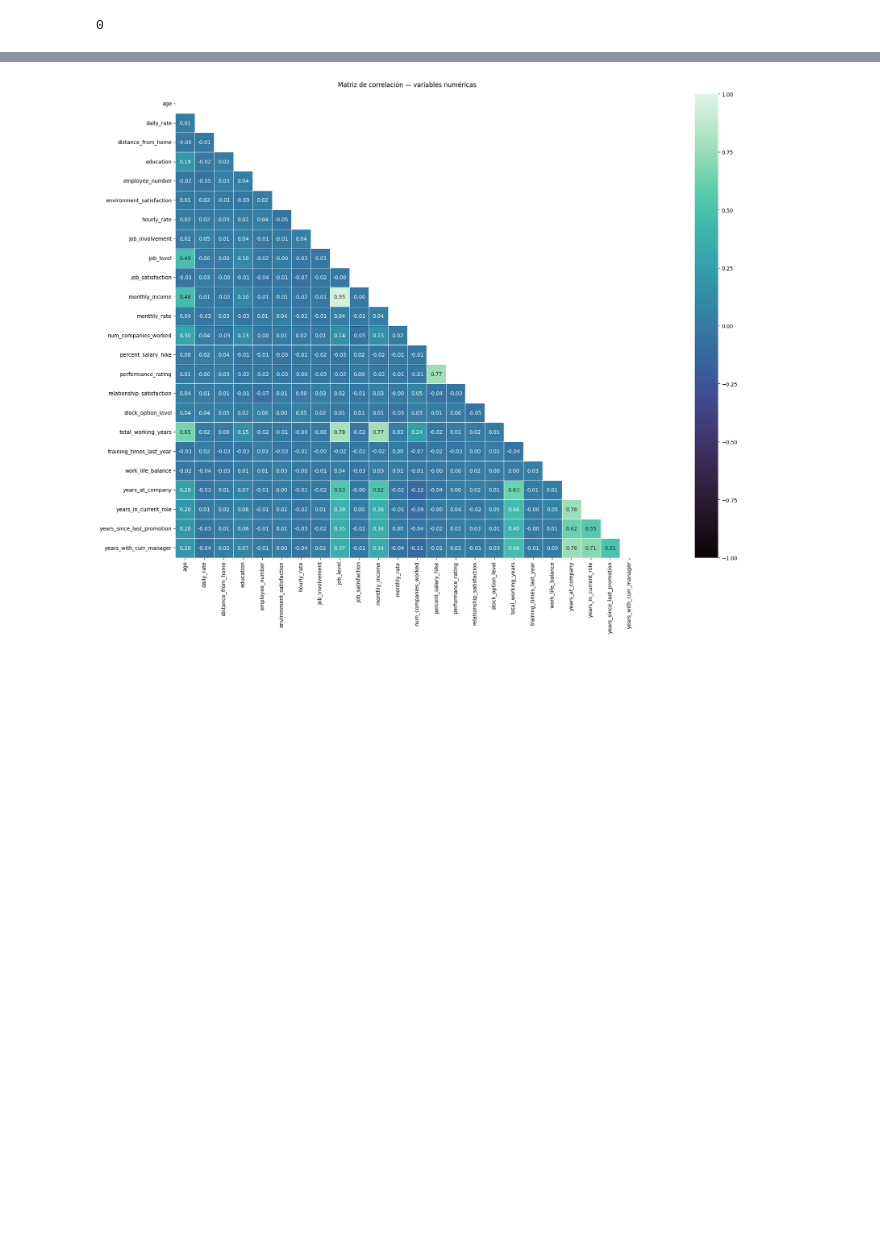
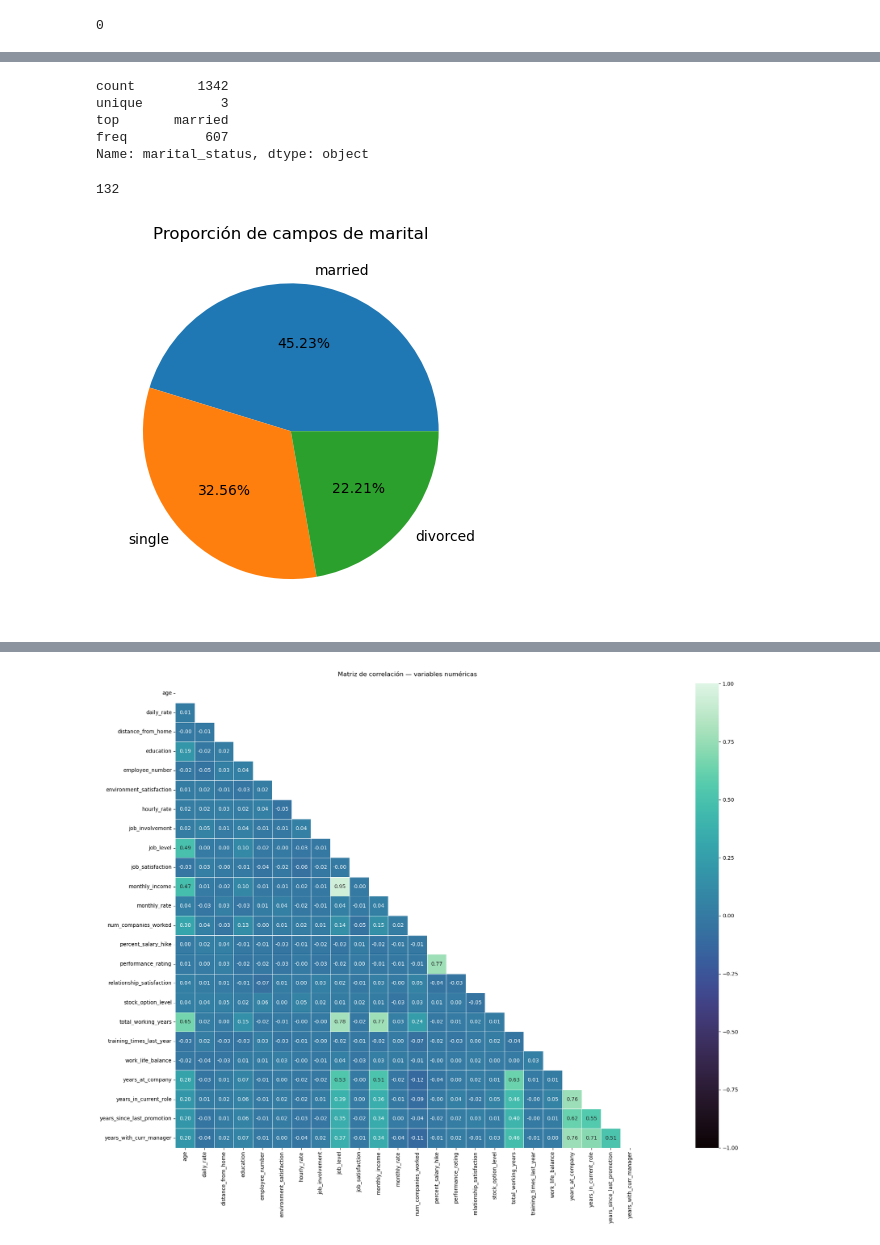
Before and after one commit to Adalab/proyecto-da-promo-63-modulo-3-team3, a Jupyter notebook: limpieza_abc.ipynb, the cells around one changed output, grey strips where cells are left out. Saved outputs shown, nothing was run; the diff lists cells and outputs as text; code cells hidden in the pictures; blank space fills up the shorter version.

```diff
--- a/limpieza_abc.ipynb
+++ b/limpieza_abc.ipynb
@@ -578,0 +614,22 @@ print(df_empleados["education_field"].isnull().sum())
+# %%
+df_empleados["marital_status"].describe()
+# %% [output]
+count        1342
+unique          3
+top       married
+freq          607
+Name: marital_status, dtype: object
+# %%
+print(df_empleados["marital_status"].isnull().sum())
+# %% [output]
+132
+# %%
+proporcion_marital = df_empleados["marital_status"].value_counts().reset_index()
+proporcion_marital
+
+
+plt.pie(data=proporcion_marital, x="count", labels="marital_status", autopct="%.2f%%")
+plt.title("Proporción de campos de marital")
+plt.show()
+# %% [output]
+[figure, added]
```
Also changed, not shown: parts of 56 cells of this notebook.
